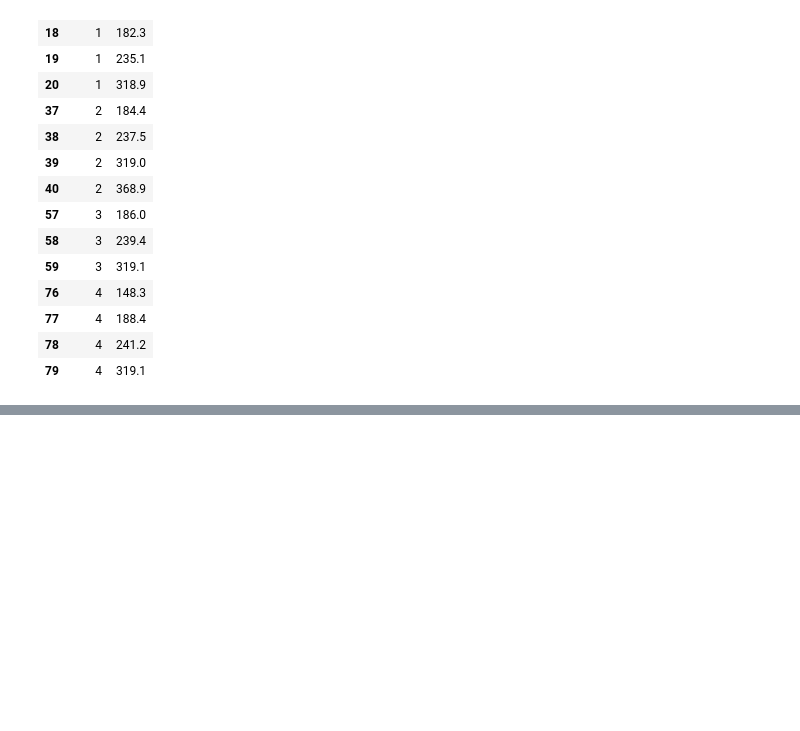
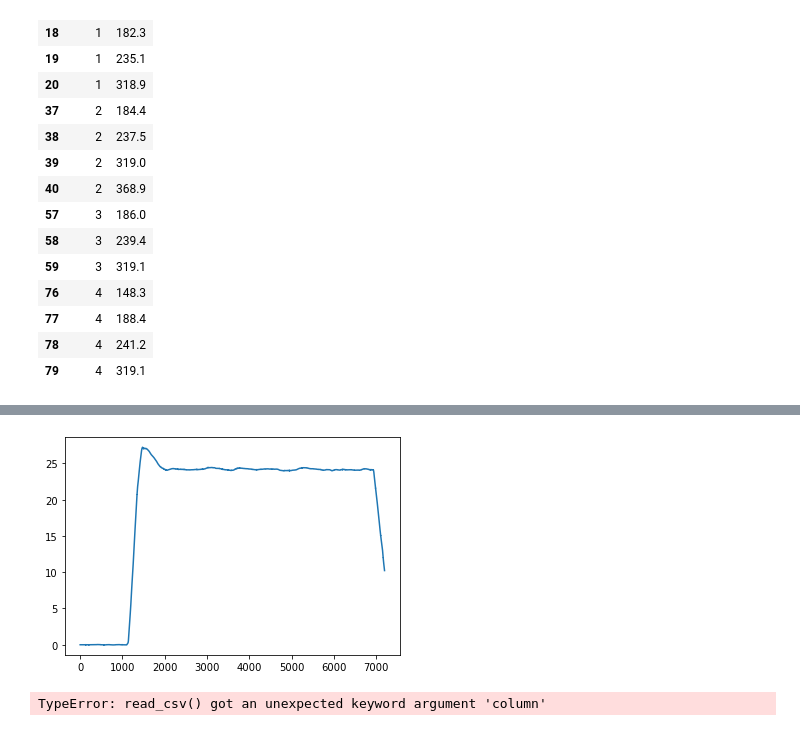
Before and after one commit to licit-lab/vrt_analysis, a Jupyter notebook: CarmaEDA.ipynb, the cells around one changed output, grey strips where cells are left out. Drawn from its saved outputs; the diff is of its cells as text; code cells hidden in the pictures; blank space fills up the shorter version.

```diff
--- a/CarmaEDA.ipynb
+++ b/CarmaEDA.ipynb
@@ -41,0 +125,9 @@ experiment._transitiontimes
+# %%
+x = pd.read_csv("/Users/andresladino/Documents/01-Code/02-Python/practices/vrt_analysis/data/raw/poc/data28_mieux.csv")
+x.velocity_fwd_PINPOINT_leader.plot();
+# %% [output]
+[figure, added]
+# %%
+pd.read_csv("/Users/andresladino/Documents/01-Code/02-Python/practices/vrt_analysis/data/raw/poc/data28_mieux.csv",column = 'Time')
+# %% [output]
+TypeError: read_csv() got an unexpected keyword argument 'column'
```
Also changed, not shown: parts of 6 cells of this notebook, 19 other files.
